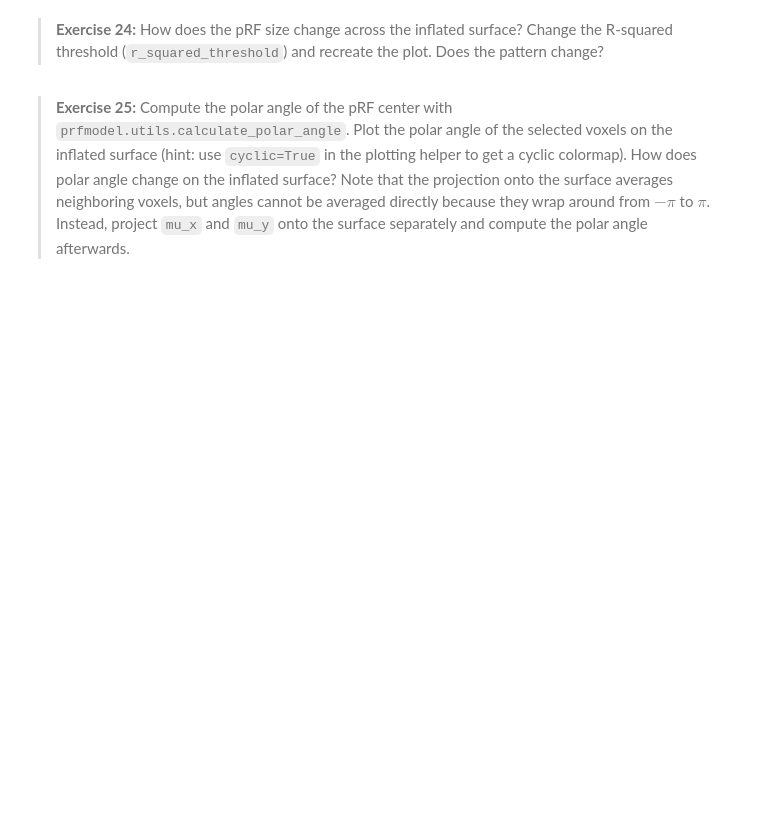
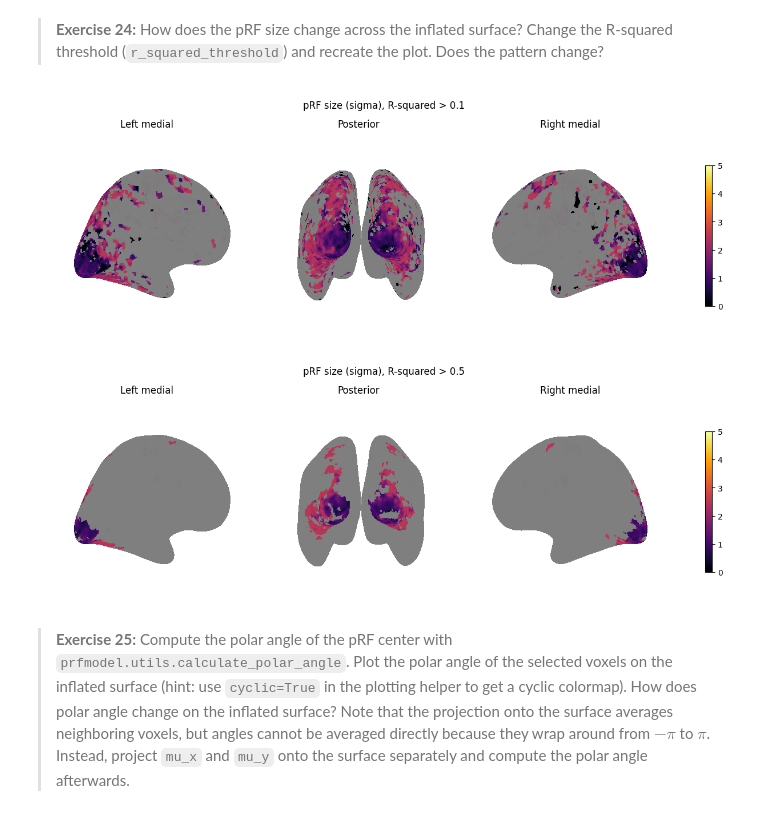
Before and after one commit to martaangelo/prf, a Jupyter notebook: notebooks/workshop/01-prf-visual-fmri.ipynb, the cells around one changed output. Drawn from its saved outputs; the diff is of its cells as text; code cells hidden in the pictures; blank space fills up the shorter version.

```diff
--- a/notebooks/workshop/01-prf-visual-fmri.ipynb
+++ b/notebooks/workshop/01-prf-visual-fmri.ipynb
@@ -1169,7 +1171,18 @@ plot_surf_stat_map_helper(size_surf, vmin=0.0, vmax=5.0, title="pRF size (sigma)
 # %% [markdown]
 > **Exercise 24:** How does the pRF size change across the inflated surface? Change the R-squared threshold (`r_squared_threshold`) and recreate the plot. Does the pattern change?
 # %%
-# Your code goes here
+# All criteria except the R-squared threshold (center inside stimulus and sigma below grid ceiling)
+other_criteria = selection_criteria.iloc[:, 1:].all(axis=1).to_numpy()
+
+for threshold in [0.1, 0.5]:
+    is_selected_threshold = other_criteria & (r_squared > threshold)
+    size_surf_threshold = project_to_surface(fill_valid_voxels(np.where(is_selected_threshold, sigma, np.nan)))
+    plot_surf_stat_map_helper(
+        size_surf_threshold, vmin=0.0, vmax=5.0, title=f"pRF size (sigma), R-squared > {threshold}",
+    )
+# %% [output]
+[figure, added]
+[figure, added]
 # %% [markdown]
 > **Exercise 25:** Compute the polar angle of the pRF center with `prfmodel.utils.calculate_polar_angle`. Plot the polar angle of the selected voxels on the inflated surface (hint: use `cyclic=True` in the plotting helper to get a cyclic colormap). How does polar angle change on the inflated surface? Note that the projection onto the surface averages neighboring voxels, but angles cannot be averaged directly because they wrap around from $-\pi$ to $\pi$. Instead, project `mu_x` and `mu_y` onto the surface separately and compute the polar angle afterwards.
 # %%
```
Also changed, not shown: parts of 4 cells of this notebook.
